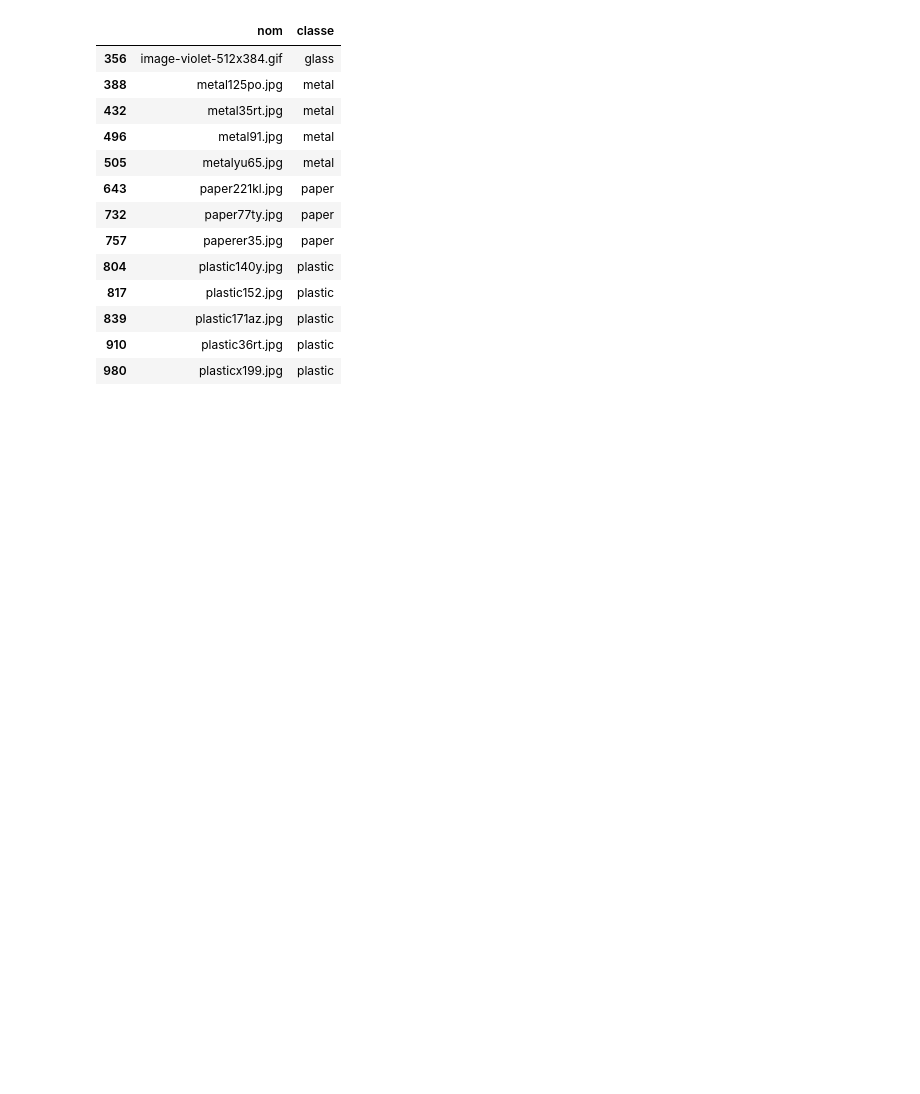
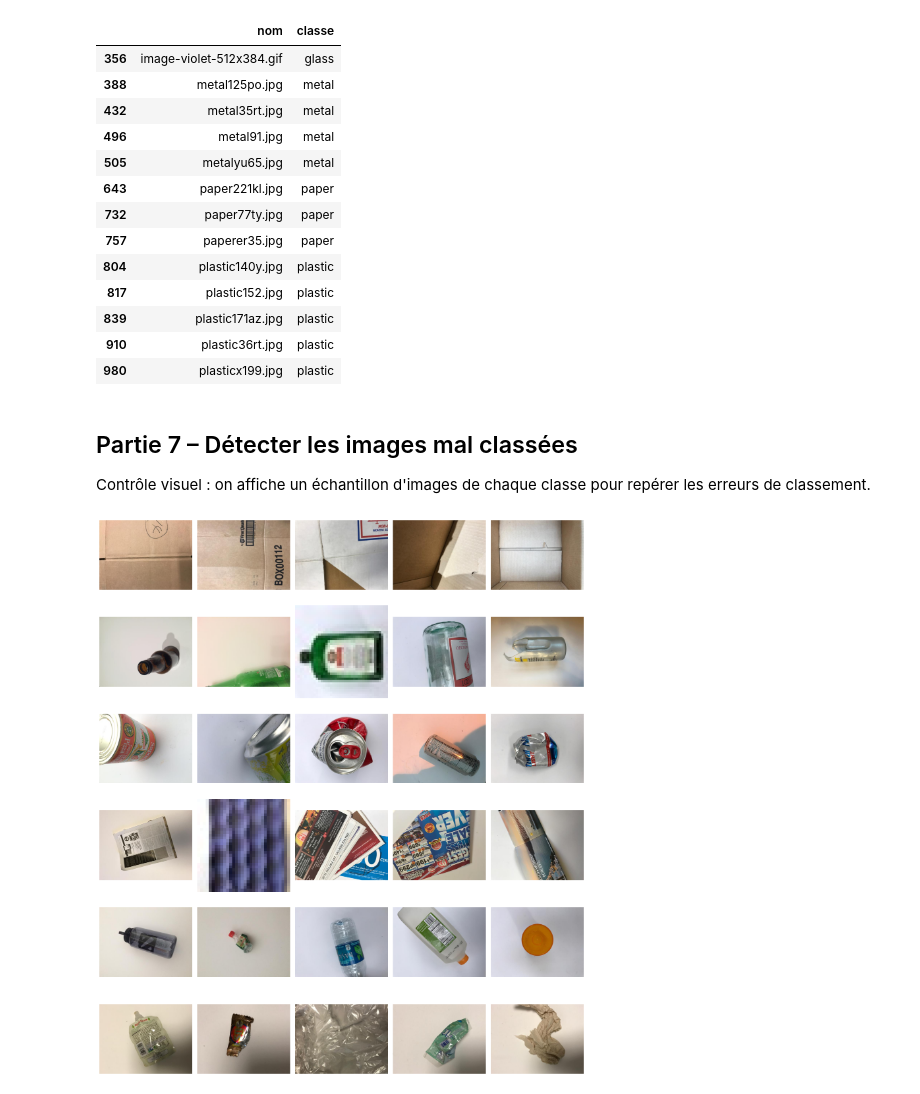
Before and after one commit to harounambaye/WasteImagePreprocessing, a Jupyter notebook: notebooks/WasteImagePreprocessing.ipynb, the cells around one changed output. Drawn from its saved outputs; the diff is of its cells as text; code cells hidden in the pictures; blank space fills up the shorter version.

Commit message:
Partie 7 – Détecter les images mal classées: Question 7 - Affichage d'un échantillon par classe pour contrôle visuel

```diff
--- a/notebooks/WasteImagePreprocessing.ipynb
+++ b/notebooks/WasteImagePreprocessing.ipynb
@@ -252,3 +252,30 @@ Nombre de doublons détectés : 13
 | 839 | plastic171az.jpg | plastic |
 | 910 | plastic36rt.jpg | plastic |
 | 980 | plasticx199.jpg | plastic |
+# %% [markdown]
+## Partie 7 – Détecter les images mal classées
+
+Contrôle visuel : on affiche un échantillon d'images de chaque classe pour repérer les erreurs de classement.
+# %%
+# Question 7 - Affichage d'un échantillon par classe pour contrôle visuel
+NB_ECHANTILLON= 5
+
+fig, axes=plt.subplots(len(CLASSES), NB_ECHANTILLON, figsize=(15, 3 * len(CLASSES)))
+
+for i in range(len(CLASSES)):
+    classe=CLASSES[i]
+    sous_ensemble=df_valides[df_valides["classe"]==classe].head(NB_ECHANTILLON)
+    chemins=sous_ensemble["chemin"].tolist()
+    for j in range(NB_ECHANTILLON):
+        ax=axes[i][j]
+        if j < len(chemins):
+            with Image.open(chemins[j]) as img:
+                ax.imshow(img)
+        ax.axis("off")
+        if j==0:
+            ax.set_ylabel(classe)
+
+plt.tight_layout()
+plt.show()
+# %% [output]
+[figure, added]
```
